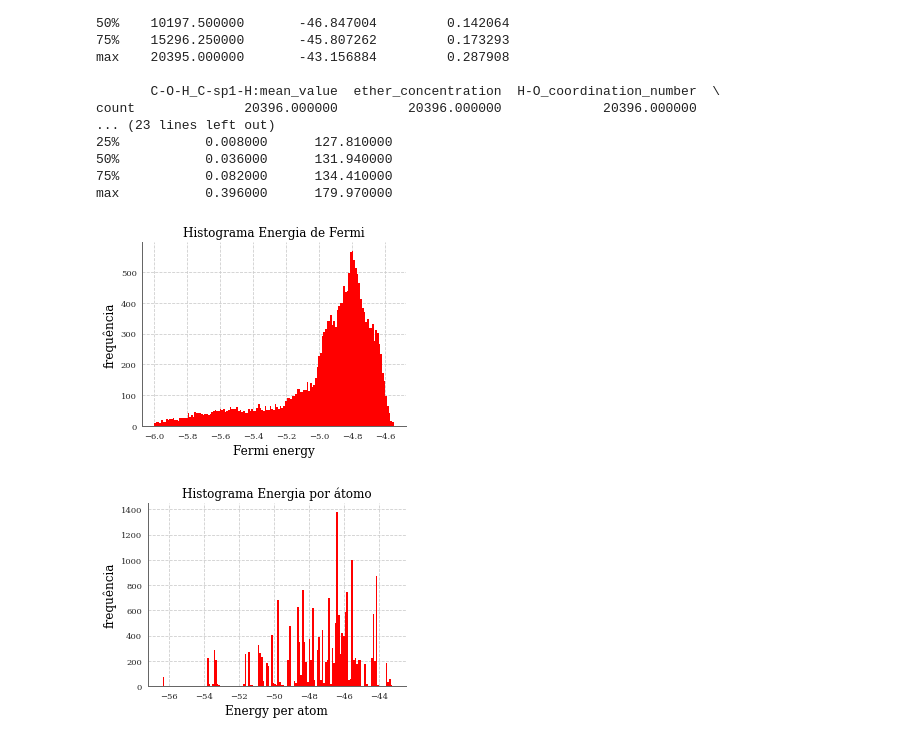
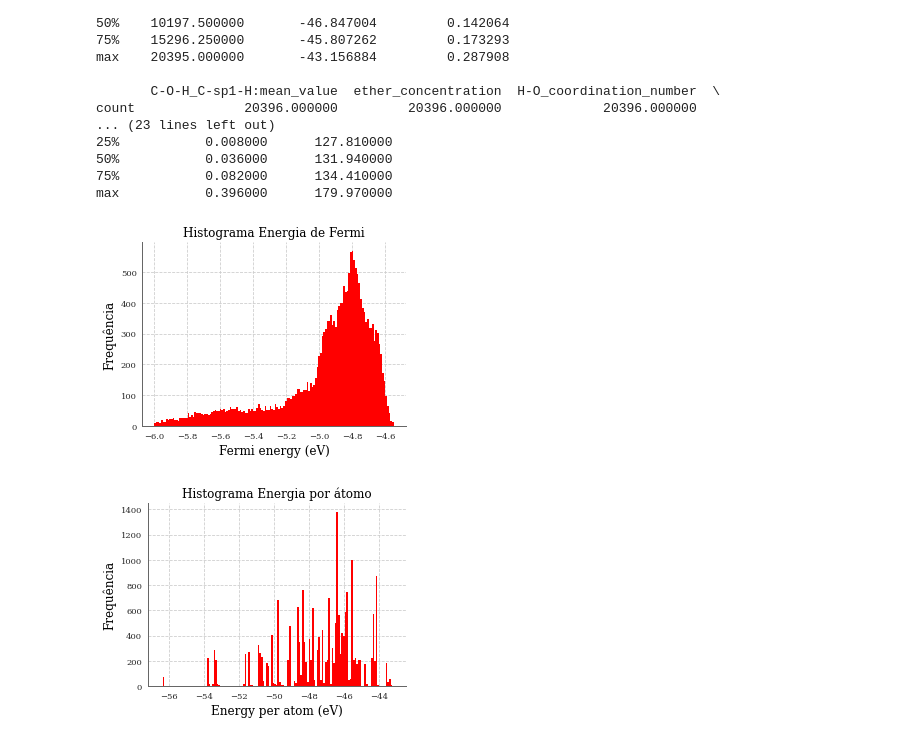
Before and after one commit to Karl-Marcos/ML-2022-DIMP, a Jupyter notebook: bloco_1.ipynb, the cells around one changed output. Drawn from its saved outputs; the diff is of its cells as text; code cells hidden in the pictures.

Commit message:
unidades no histograma

```diff
--- a/bloco_1.ipynb
+++ b/bloco_1.ipynb
@@ -505,10 +512,10 @@ def histograma(x, density=False, c = 'r', bins = 'sqrt', save = False, legendas
     if save != False:
         plt.savefig(save, dpi=200)
 # %%
-histograma(bruto_completo['Fermi_energy'], legendas = ['Fermi energy', 'frequência'],title = 'Histograma Energia de Fermi', save = 'histograma_fermi.png')
+#histograma(bruto_completo['Fermi_energy'], legendas = ['Fermi energy (eV)', 'Frequência'],title = 'Histograma Energia de Fermi', save = 'histograma_fermi.png')
 # %% [output]
-[figure, old version]
+[figure, new version]
 # %%
-histograma(M['energy_per_atom'], legendas = ['Energy per atom', 'frequência'],title = 'Histograma Energia por átomo', save = 'histograma_energia.png')
+#histograma(M['energy_per_atom'], legendas = ['Energy per atom (eV)', 'Frequência'],title = 'Histograma Energia por átomo', save = 'histograma_energia.png')
 # %% [output]
-[figure, old version]
+[figure, new version]
```
Also changed, not shown: parts of 7 cells of this notebook, 3 other files.
